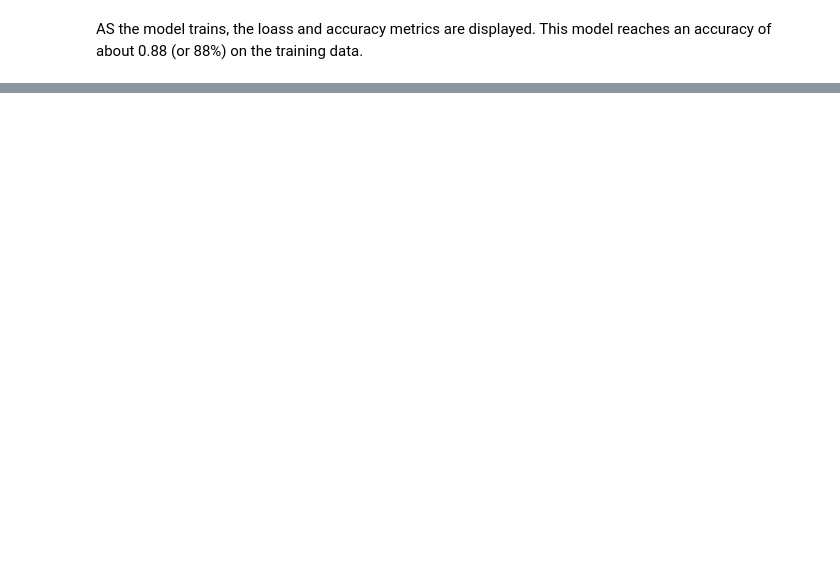
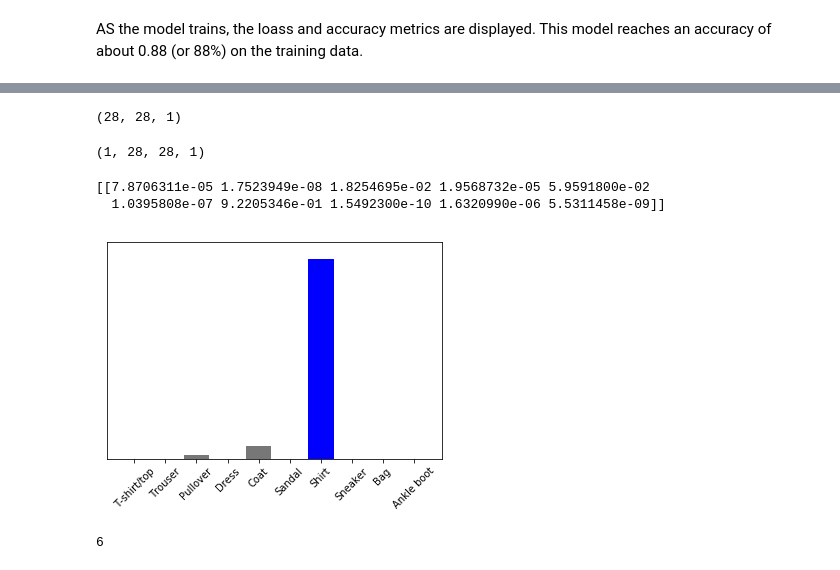
Before and after one commit to linked0/dlnd-deep-learning, a Jupyter notebook: AAMY/Classifying_Images_of_Clothing_my.ipynb, the cells around one changed output, grey strips where cells are left out. Cells and saved outputs as stored; diff of their text form; code cells hidden in the pictures; blank space fills up the shorter version.

```diff
--- a/AAMY/Classifying_Images_of_Clothing_my.ipynb
+++ b/AAMY/Classifying_Images_of_Clothing_my.ipynb
@@ -231,0 +329,27 @@ AS the model trains, the loass and accuracy metrics are displayed. This model re
+# %%
+# Grab an image from the test dataset
+img = test_images[0]
+print(img.shape)
+# %% [output]
+(28, 28, 1)
+# %%
+# Add the image to a batch where it's the only member.
+img = np.array([img])
+print(img.shape)
+# %% [output]
+(1, 28, 28, 1)
+# %%
+predictions_single = model.predict(img)
+print(predictions_single)
+# %% [output]
+[[7.8706311e-05 1.7523949e-08 1.8254695e-02 1.9568732e-05 5.9591800e-02
+  1.0395808e-07 9.2205346e-01 1.5492300e-10 1.6320990e-06 5.5311458e-09]]
+# %%
+plot_value_array(0, predictions_single, test_labels)
+_ = plt.xticks(range(10), class_names, rotation=45)
+# %% [output]
+[figure, added]
+# %%
+np.argmax(predictions_single[0])
+# %% [output]
+6
```
Also changed, not shown: parts of 15 cells of this notebook.
